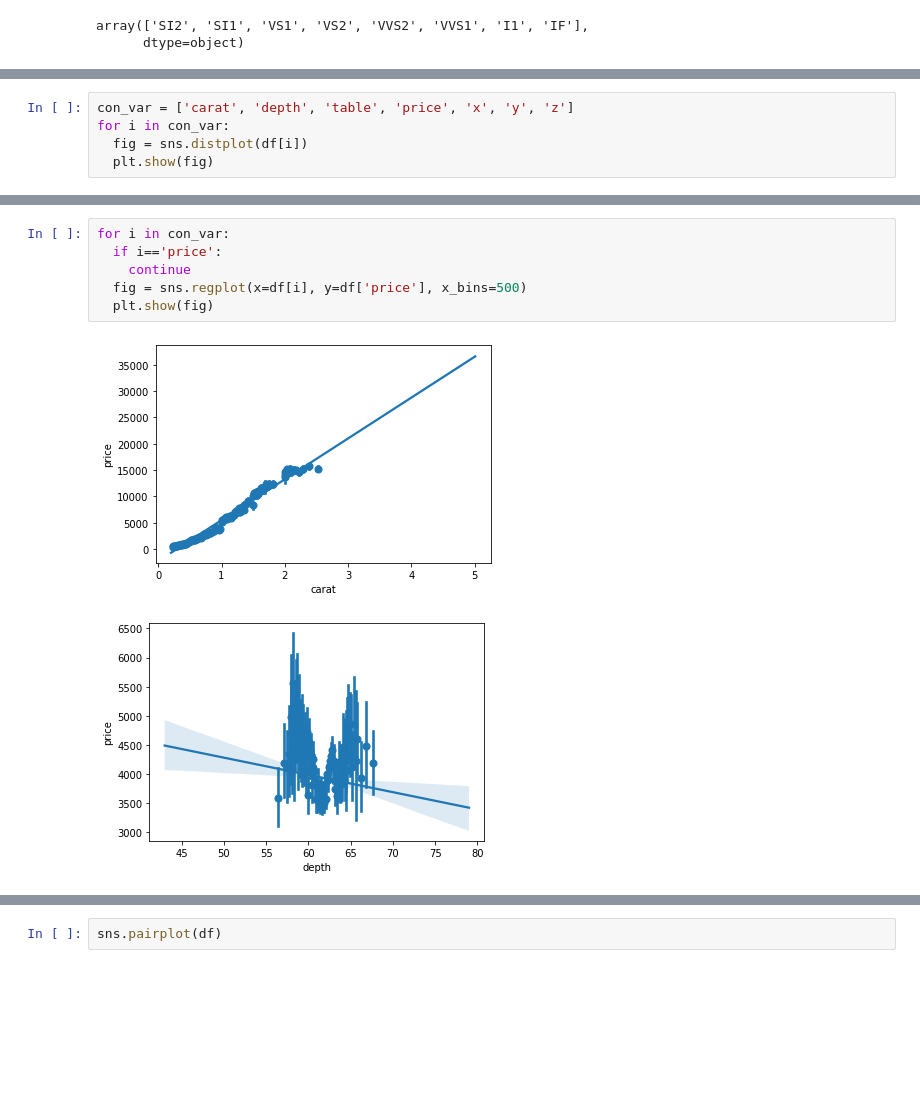
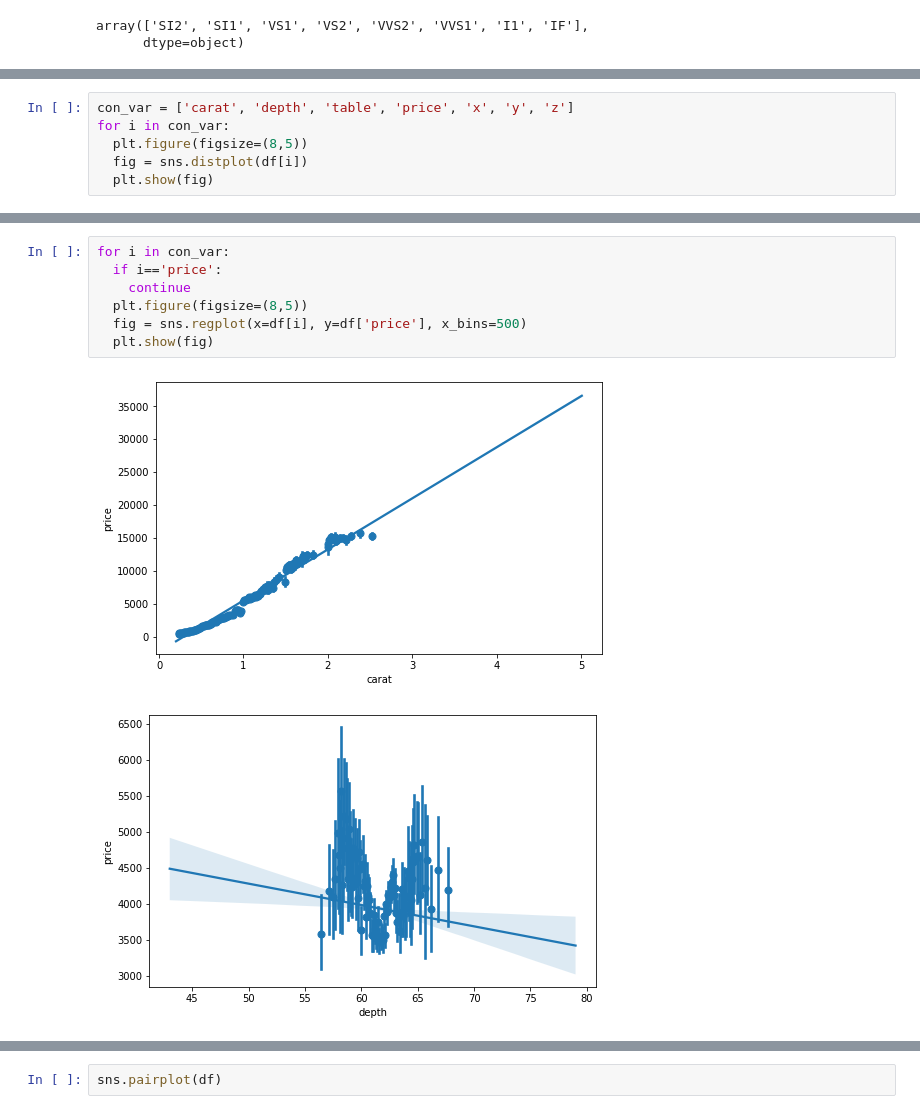
Before and after one commit to rsonar821/Diamond-Streamlit-Heroku-Deployment, a Jupyter notebook: Diamond_Price_Prediction.ipynb, the cells around one changed output, grey strips where cells are left out. Drawn from its saved outputs; the diff is of its cells as text; blank space fills up the shorter version.

```diff
--- a/Diamond_Price_Prediction.ipynb
+++ b/Diamond_Price_Prediction.ipynb
@@ -119,6 +147,7 @@ sns.countplot(df['color'])
 # %%
 con_var = ['carat', 'depth', 'table', 'price', 'x', 'y', 'z']
 for i in con_var:
+  plt.figure(figsize=(8,5))
   fig = sns.distplot(df[i])
   plt.show(fig)
 # %% [output]
@@ -132,9 +161,10 @@ for i in con_var:
 # %%
 for i in con_var:
   if i=='price':
     continue
+  plt.figure(figsize=(8,5))
   fig = sns.regplot(x=df[i], y=df['price'], x_bins=500)
   plt.show(fig)
 # %% [output]
-[figure, old version]
+[figure, new version]
-[figure, old version]
+[figure, new version]
```
Also changed, not shown: parts of 39 cells of this notebook.
